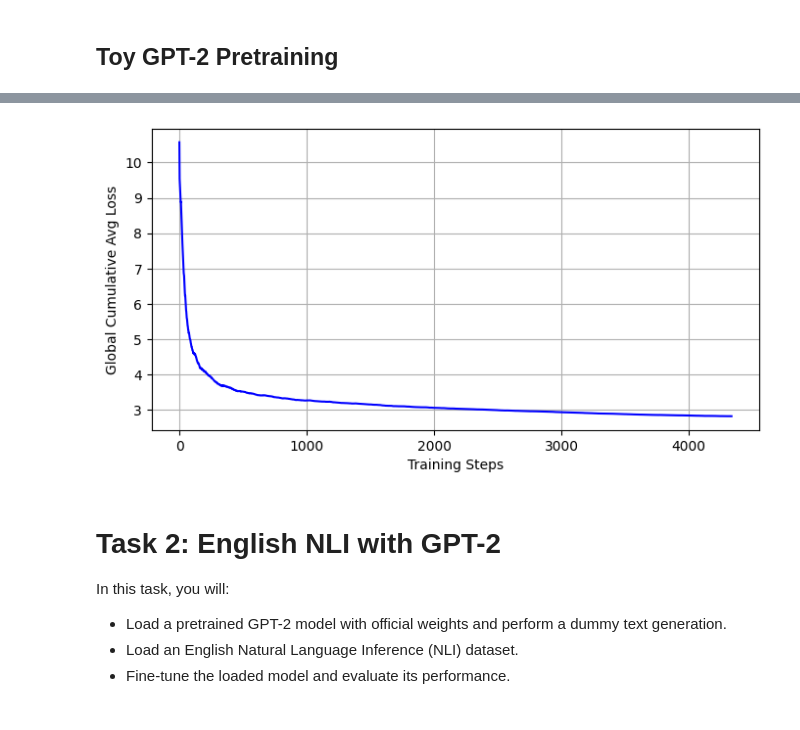
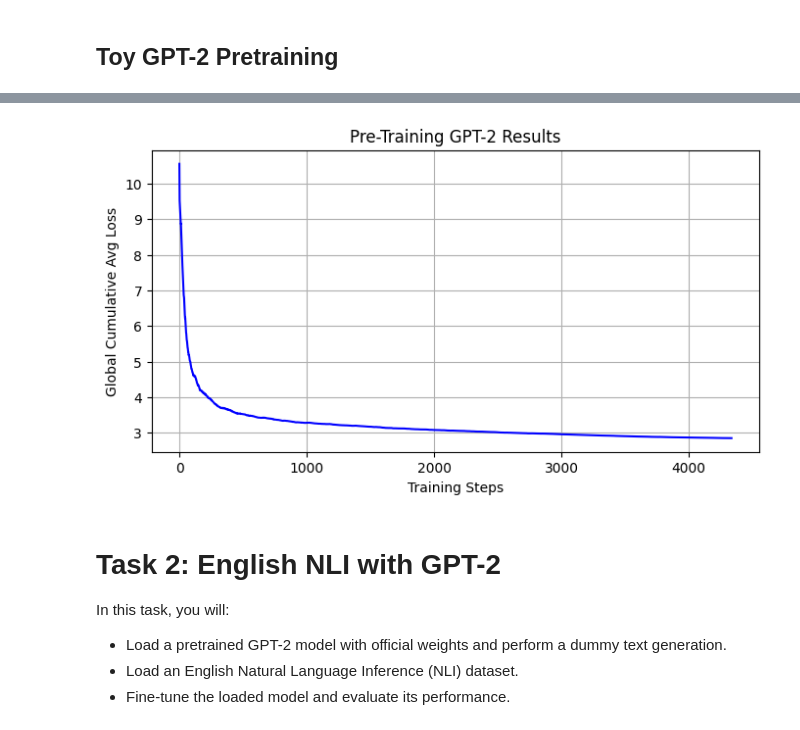
Before and after one commit to laurilehto1/gpt2-multilingual-nli., a Jupyter notebook: default_final_project.ipynb, the cells around one changed output, grey strips where cells are left out. Saved outputs shown, nothing was run; the diff lists cells and outputs as text; code cells hidden in the pictures.

```diff
--- a/default_final_project.ipynb
+++ b/default_final_project.ipynb
@@ -674,13 +685,16 @@ Epoch 2 finished | Global Avg Train Loss: 2.8235
 # %%
 # Sanity check: decreasing trend of global average training loss
 plt.figure(figsize=(8,4))
+""""""
+plt.title("Pre-Training GPT-2 Results")
+""""""
 plt.plot(global_train_losses, label="Global Avg Train Loss", color='blue')
 plt.xlabel("Training Steps")
 plt.ylabel("Global Cumulative Avg Loss")
 plt.grid(True)
 plt.show()
 # %% [output]
-[figure, old version]
+[figure, new version]
 # %% [markdown]
 # Task 2: English NLI with GPT-2
 In this task, you will:
```
Also changed, not shown: parts of 8 cells of this notebook.
